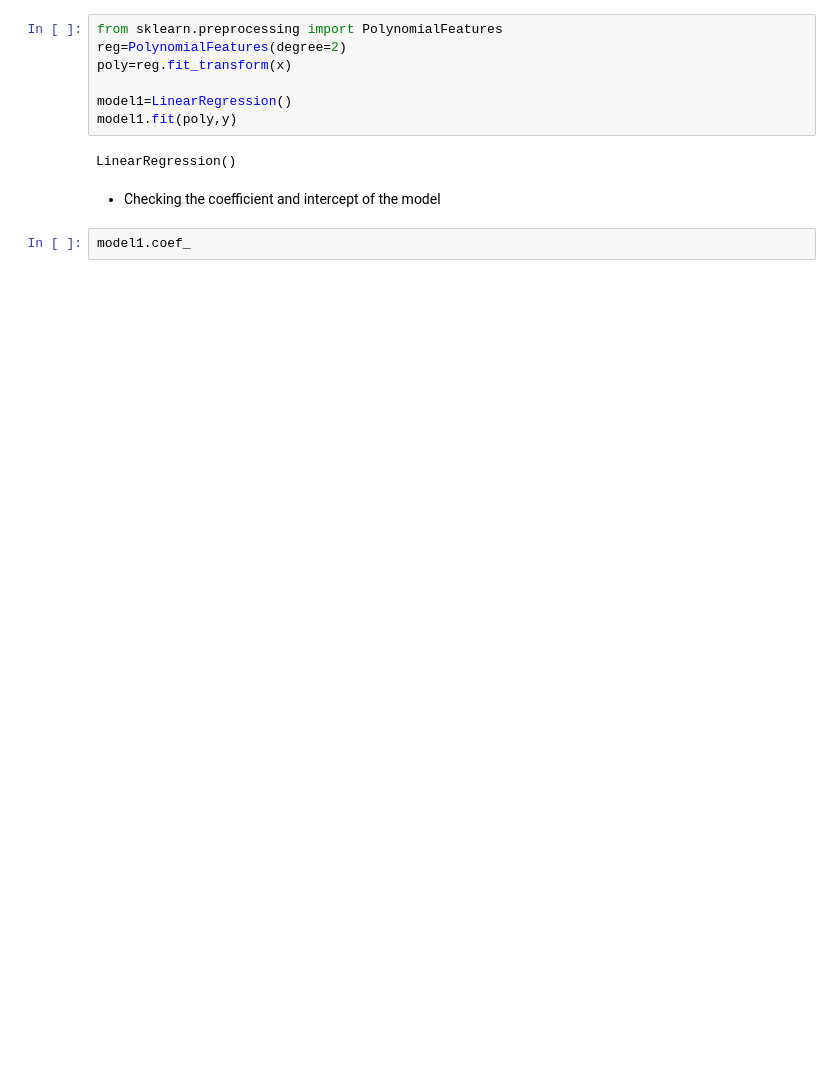
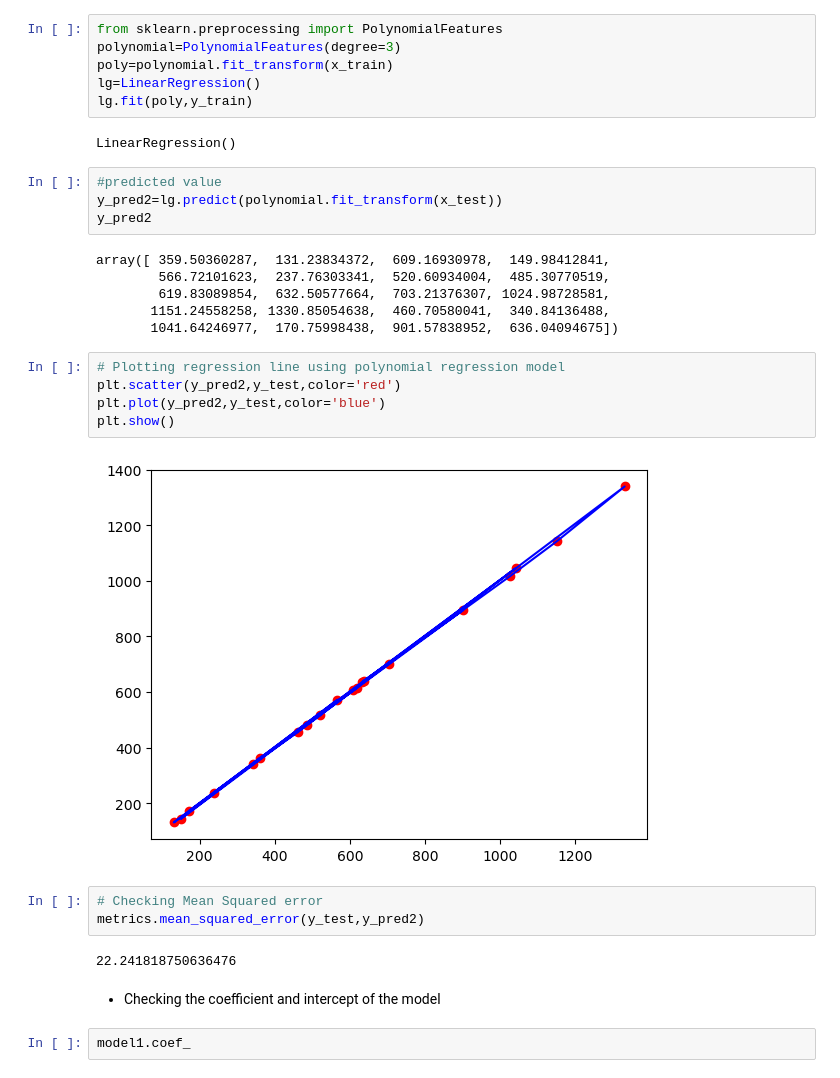
Before and after one commit to sumxxt/Practical-Machine-Learning, a Jupyter notebook: ML Exam 220940325081_Que2.ipynb, the cells around one changed output. Saved outputs shown, nothing was run; the diff lists cells and outputs as text; blank space fills up the shorter version.

```diff
--- a/ML Exam 220940325081_Que2.ipynb
+++ b/ML Exam 220940325081_Que2.ipynb
@@ -109,13 +139,34 @@ LinearRegression()
 - Applying polynomial features to model
 # %%
 from sklearn.preprocessing import PolynomialFeatures
-reg=PolynomialFeatures(degree=2)
-poly=reg.fit_transform(x)
-
-model1=LinearRegression()
-model1.fit(poly,y)
+polynomial=PolynomialFeatures(degree=3)
+poly=polynomial.fit_transform(x_train)
+lg=LinearRegression()
+lg.fit(poly,y_train)
 # %% [output]
 LinearRegression()
+# %%
+#predicted value
+y_pred2=lg.predict(polynomial.fit_transform(x_test))
+y_pred2
+# %% [output]
+array([ 359.50360287,  131.23834372,  609.16930978,  149.98412841,
+        566.72101623,  237.76303341,  520.60934004,  485.30770519,
+        619.83089854,  632.50577664,  703.21376307, 1024.98728581,
+       1151.24558258, 1330.85054638,  460.70580041,  340.84136488,
+       1041.64246977,  170.75998438,  901.57838952,  636.04094675])
+# %%
+# Plotting regression line using polynomial regression model
+plt.scatter(y_pred2,y_test,color='red')
+plt.plot(y_pred2,y_test,color='blue')
+plt.show()
+# %% [output]
+[figure, added]
+# %%
+# Checking Mean Squared error
+metrics.mean_squared_error(y_test,y_pred2)
+# %% [output]
+22.241818750636476
 # %% [markdown]
 - Checking the coefficient and intercept of the model
 # %%
```
Also changed, not shown: parts of 8 cells of this notebook.
